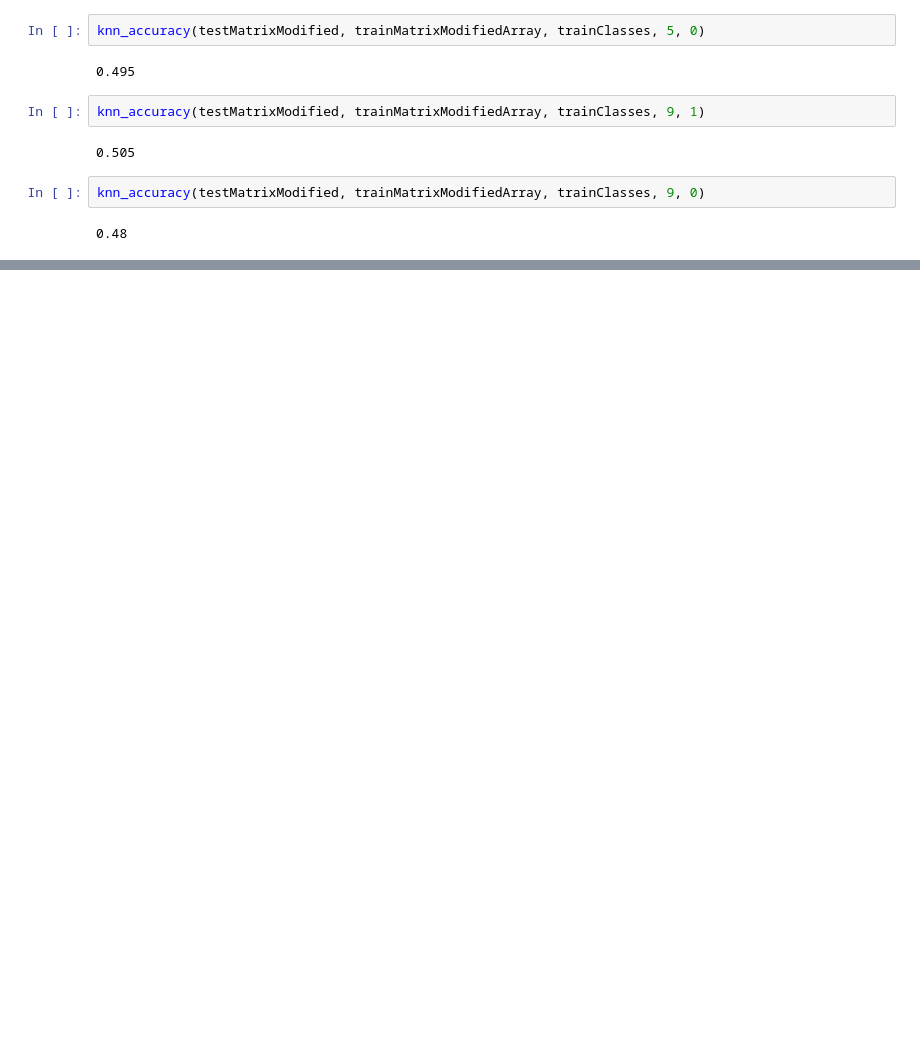
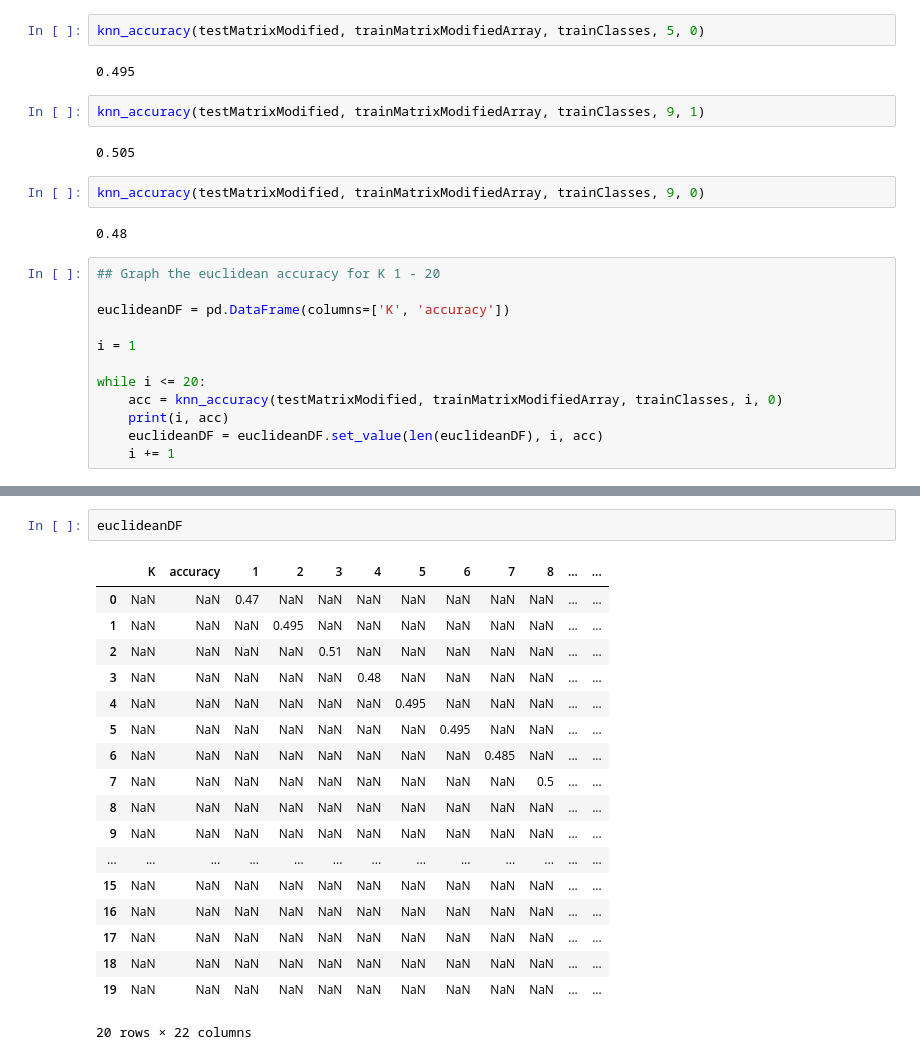
Before and after one commit to MickeyGeorge/dsc478, a Jupyter notebook: Assignment2/MichaelJanke_Assignment2.ipynb, the cells around one changed output, grey strips where cells are left out. Cells and saved outputs as stored; diff of their text form; blank space fills up the shorter version.

```diff
--- a/Assignment2/MichaelJanke_Assignment2.ipynb
+++ b/Assignment2/MichaelJanke_Assignment2.ipynb
@@ -293,3 +282,15 @@ knn_accuracy(testMatrixModified, trainMatrixModifiedArray, trainClasses, 9, 1)
 knn_accuracy(testMatrixModified, trainMatrixModifiedArray, trainClasses, 9, 0)
 # %% [output]
 0.48
+# %%
+## Graph the euclidean accuracy for K 1 - 20
+
+euclideanDF = pd.DataFrame(columns=['K', 'accuracy'])
+
+i = 1
+
+while i <= 20:
+    acc = knn_accuracy(testMatrixModified, trainMatrixModifiedArray, trainClasses, i, 0)
+    print(i, acc)
+    euclideanDF = euclideanDF.set_value(len(euclideanDF), i, acc)
+    i += 1
@@ -295,0 +318,21 @@ knn_accuracy(testMatrixModified, trainMatrixModifiedArray, trainClasses, 9, 0)
+# %%
+euclideanDF
+# %% [output]
+|  | K | accuracy | 1 | 2 | 3 | 4 | 5 | 6 | 7 | 8 | ... | ... |
+| 0 | NaN | NaN | 0.47 | NaN | NaN | NaN | NaN | NaN | NaN | NaN | ... | ... |
+| 1 | NaN | NaN | NaN | 0.495 | NaN | NaN | NaN | NaN | NaN | NaN | ... | ... |
+| 2 | NaN | NaN | NaN | NaN | 0.51 | NaN | NaN | NaN | NaN | NaN | ... | ... |
+| 3 | NaN | NaN | NaN | NaN | NaN | 0.48 | NaN | NaN | NaN | NaN | ... | ... |
+| 4 | NaN | NaN | NaN | NaN | NaN | NaN | 0.495 | NaN | NaN | NaN | ... | ... |
+| 5 | NaN | NaN | NaN | NaN | NaN | NaN | NaN | 0.495 | NaN | NaN | ... | ... |
+| 6 | NaN | NaN | NaN | NaN | NaN | NaN | NaN | NaN | 0.485 | NaN | ... | ... |
+| 7 | NaN | NaN | NaN | NaN | NaN | NaN | NaN | NaN | NaN | 0.5 | ... | ... |
+| 8 | NaN | NaN | NaN | NaN | NaN | NaN | NaN | NaN | NaN | NaN | ... | ... |
+| 9 | NaN | NaN | NaN | NaN | NaN | NaN | NaN | NaN | NaN | NaN | ... | ... |
+| ... | ... | ... | ... | ... | ... | ... | ... | ... | ... | ... | ... | ... |
+| 15 | NaN | NaN | NaN | NaN | NaN | NaN | NaN | NaN | NaN | NaN | ... | ... |
+| 16 | NaN | NaN | NaN | NaN | NaN | NaN | NaN | NaN | NaN | NaN | ... | ... |
+| 17 | NaN | NaN | NaN | NaN | NaN | NaN | NaN | NaN | NaN | NaN | ... | ... |
+| 18 | NaN | NaN | NaN | NaN | NaN | NaN | NaN | NaN | NaN | NaN | ... | ... |
+| 19 | NaN | NaN | NaN | NaN | NaN | NaN | NaN | NaN | NaN | NaN | ... | ... |
+20 rows × 22 columns
```
Also changed, not shown: parts of 7 cells of this notebook.
